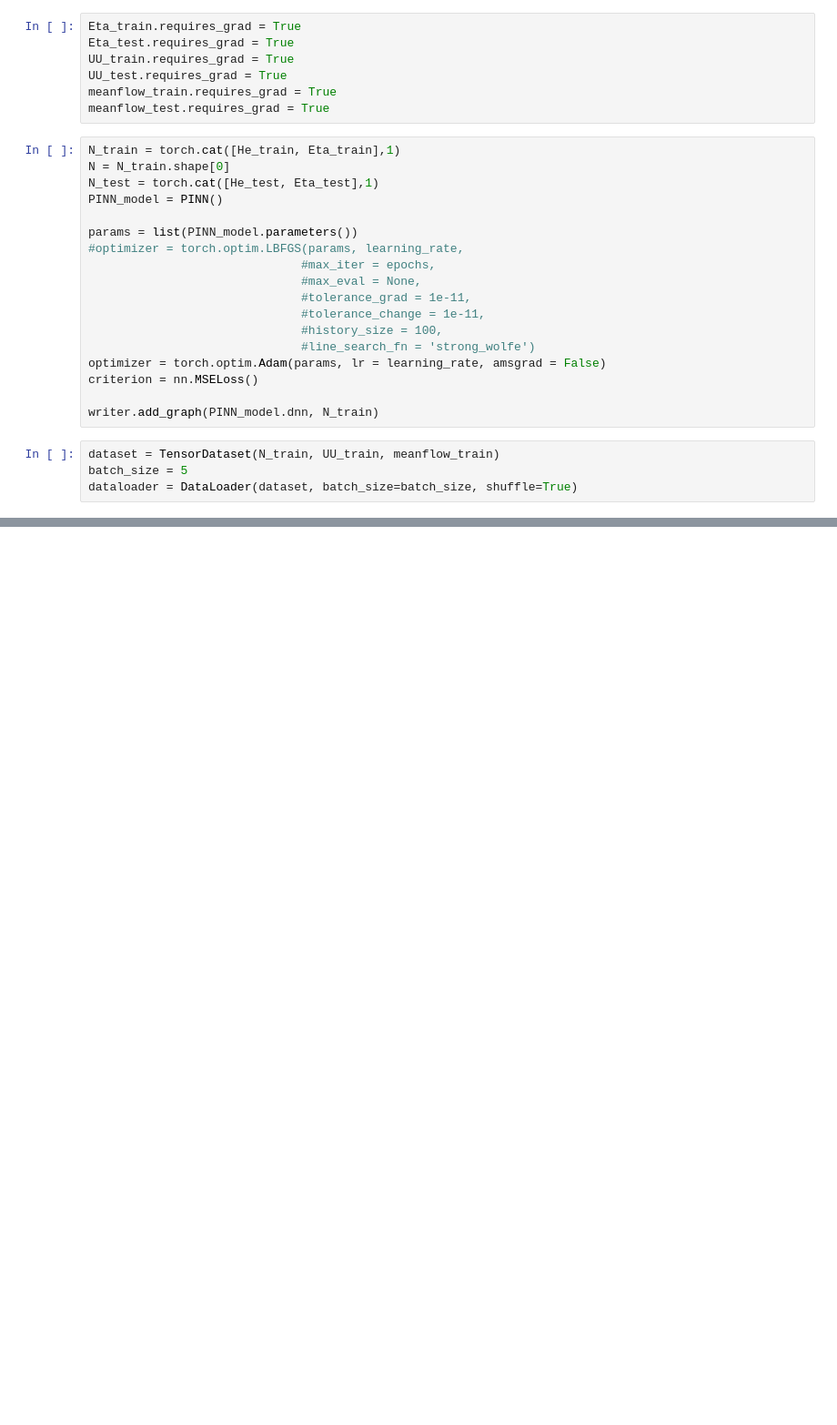
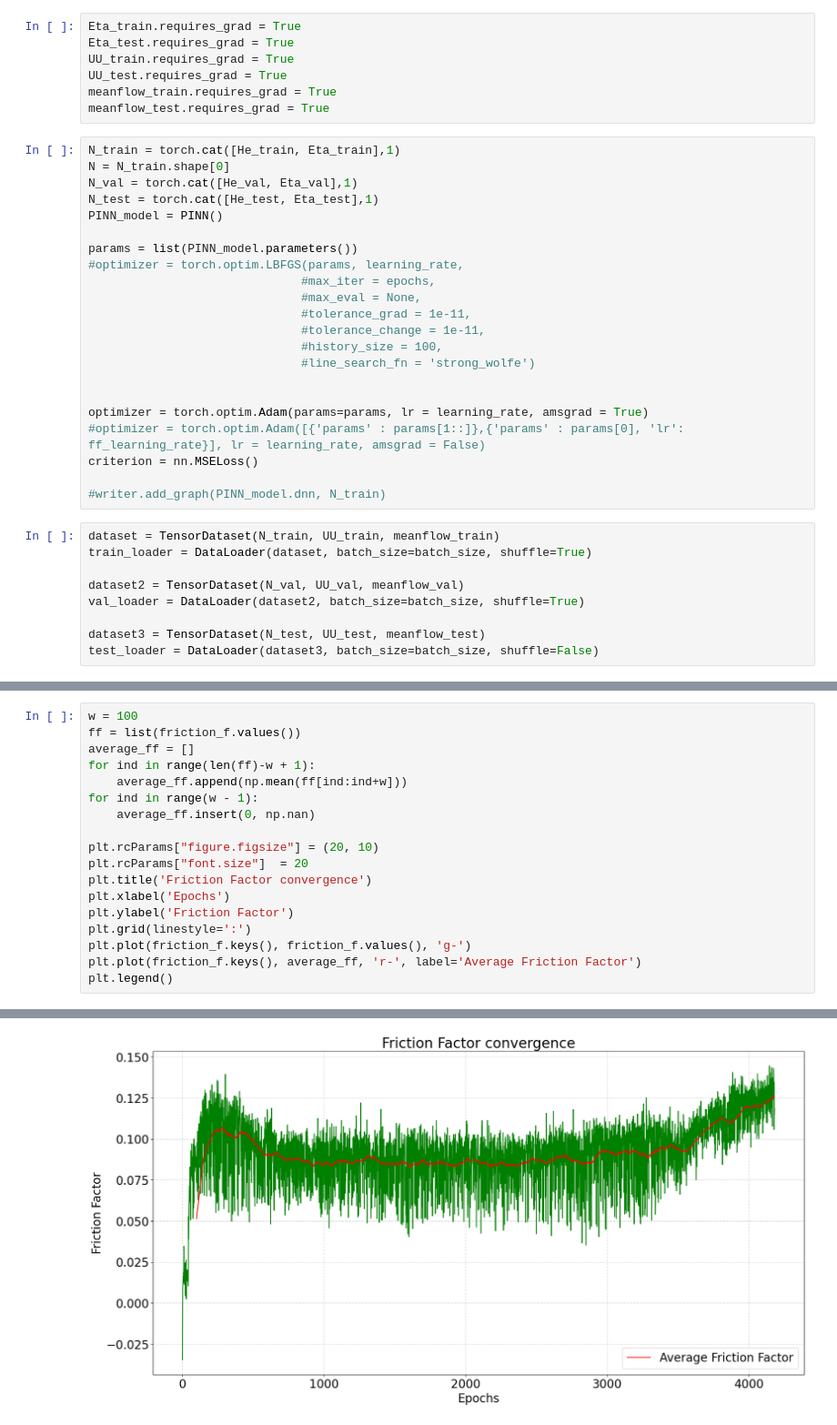
Before and after one commit to ramtarun02/Indirect-Noise-in-Nozzles, a Jupyter notebook: FF_Estimation_CPU.ipynb, the cells around one changed output, grey strips where cells are left out. Shown at 91% size. Saved outputs shown, nothing was run; the diff lists cells and outputs as text; blank space fills up the shorter version.

```diff
--- a/FF_Estimation_CPU.ipynb
+++ b/FF_Estimation_CPU.ipynb
@@ -296,6 +302,7 @@ meanflow_test.requires_grad = True
 # %%
 N_train = torch.cat([He_train, Eta_train],1)
 N = N_train.shape[0]
+N_val = torch.cat([He_val, Eta_val],1)
 N_test = torch.cat([He_test, Eta_test],1)
 PINN_model = PINN()
 
@@ -307,11 +314,19 @@ params = list(PINN_model.parameters())
                               #tolerance_change = 1e-11,
                               #history_size = 100,
                               #line_search_fn = 'strong_wolfe')
-optimizer = torch.optim.Adam(params, lr = learning_rate, amsgrad = False)
+
+
+optimizer = torch.optim.Adam(params=params, lr = learning_rate, amsgrad = True)
+#optimizer = torch.optim.Adam([{'params' : params[1::]},{'params' : params[0], 'lr': ff_learning_rate}], lr = learning_rate, amsgrad = False)
 criterion = nn.MSELoss()
 
-writer.add_graph(PINN_model.dnn, N_train)
+#writer.add_graph(PINN_model.dnn, N_train)
-# %%
-dataset = TensorDataset(N_train, UU_train, meanflow_train)
-batch_size = 5
-dataloader = DataLoader(dataset, batch_size=batch_size, shuffle=True)
+# %%
+dataset = TensorDataset(N_train, UU_train, meanflow_train)
+train_loader = DataLoader(dataset, batch_size=batch_size, shuffle=True)
+
+dataset2 = TensorDataset(N_val, UU_val, meanflow_val)
+val_loader = DataLoader(dataset2, batch_size=batch_size, shuffle=True)
+
+dataset3 = TensorDataset(N_test, UU_test, meanflow_test)
+test_loader = DataLoader(dataset3, batch_size=batch_size, shuffle=False)
@@ -317,0 +389,19 @@ dataloader = DataLoader(dataset, batch_size=batch_size, shuffle=True)
+# %%
+w = 100
+ff = list(friction_f.values())
+average_ff = []
+for ind in range(len(ff)-w + 1):
+    average_ff.append(np.mean(ff[ind:ind+w]))
+for ind in range(w - 1):
+    average_ff.insert(0, np.nan)
+
+plt.rcParams["figure.figsize"] = (20, 10)
+plt.rcParams["font.size"]  = 20
+plt.title('Friction Factor convergence')
+plt.xlabel('Epochs')
+plt.ylabel('Friction Factor')
+plt.grid(linestyle=':')
+plt.plot(friction_f.keys(), friction_f.values(), 'g-')
+plt.plot(friction_f.keys(), average_ff, 'r-', label='Average Friction Factor')
+plt.legend()
+# %% [output]
@@ -317,0 +409 @@ dataloader = DataLoader(dataset, batch_size=batch_size, shuffle=True)
+[figure, added]
```
Also changed, not shown: parts of 21 cells of this notebook.
